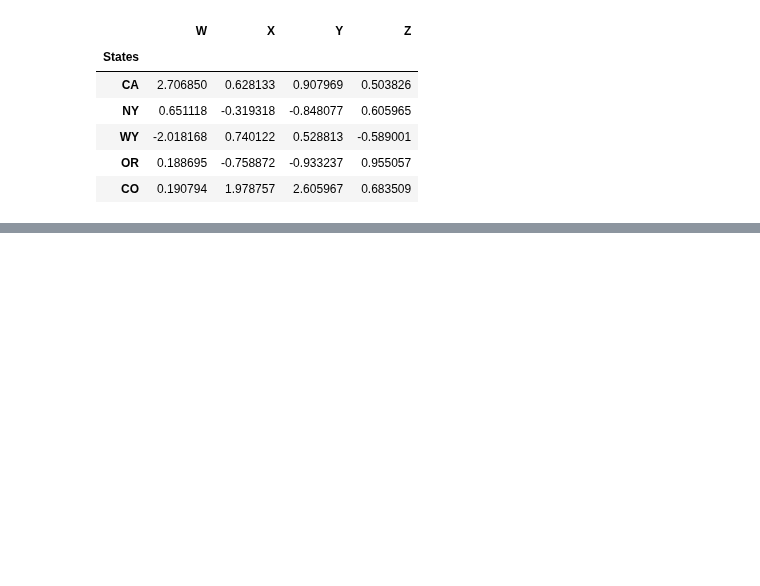
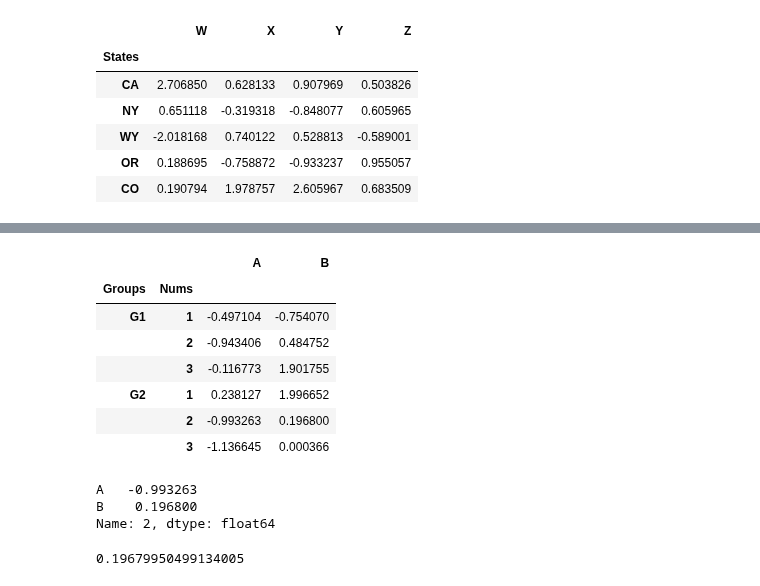
Before and after one commit to andrewbrase/python_learning, a Jupyter notebook: d2 Data_science_and_machine_learning/ch2_dsml_NOTES.ipynb, the cells around one changed output, grey strips where cells are left out. Saved outputs shown, nothing was run; the diff lists cells and outputs as text; code cells hidden in the pictures; blank space fills up the shorter version.

Commit message:
data science machine learning

```diff
--- a/d2 Data_science_and_machine_learning/ch2_dsml_NOTES.ipynb
+++ b/d2 Data_science_and_machine_learning/ch2_dsml_NOTES.ipynb
@@ -537,3 +537,14 @@ df.set_index('States')
 | WY | -2.018168 | 0.740122 | 0.528813 | -0.589001 |
 | OR | 0.188695 | -0.758872 | -0.933237 | 0.955057 |
 | CO | 0.190794 | 1.978757 | 2.605967 | 0.683509 |
+# %%
+# multi index
+# index hierarchy
+
+import numpy as np
+import pandas as pd
+
+outside = ['G1','G1','G1','G2','G2','G2']
+inside = [1,2,3,1,2,3]
+hier_index = list(zip(outside,inside))
+hier_index = pd.MultiIndex.from_tuples(hier_index)
@@ -539,0 +575,5 @@ df.set_index('States')
+# %%
+ndf = pd.DataFrame(randn(6,2),hier_index,['A','B'])
+ndf
+# has 2 levels of an index
+# this is an index hierarchy
@@ -539,0 +611,23 @@ df.set_index('States')
+# %%
+ndf.index.names = ['Groups','Nums']
+ndf
+# %% [output]
+|  |  | A | B |
+| Groups | Nums |  |  |
+| G1 | 1 | -0.497104 | -0.754070 |
+|  | 2 | -0.943406 | 0.484752 |
+|  | 3 | -0.116773 | 1.901755 |
+| G2 | 1 | 0.238127 | 1.996652 |
+|  | 2 | -0.993263 | 0.196800 |
+|  | 3 | -1.136645 | 0.000366 |
+# %%
+ndf.loc['G2'].loc[2]
+# %% [output]
+A   -0.993263
+B    0.196800
+Name: 2, dtype: float64
+# %%
+ndf.loc['G2'].loc[2]['B']
+#grabbing 1 specific value
+# %% [output]
+0.19679950499134005
```
Also changed, not shown: parts of 8 cells of this notebook.
